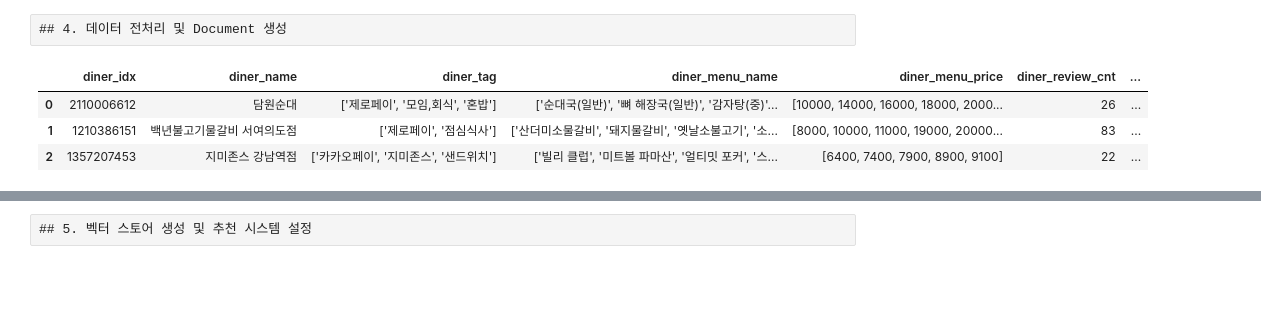
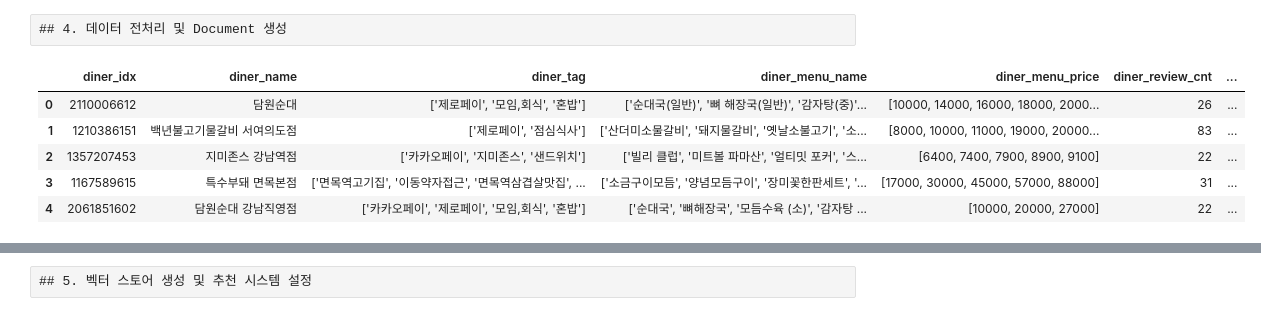
Before and after one commit to lunch-corp/yamyam-lab, a Jupyter notebook: notebook/llm_rec.ipynb, the cells around one changed output, grey strips where cells are left out. Saved outputs shown, nothing was run; the diff lists cells and outputs as text; code cells hidden in the pictures; blank space fills up the shorter version.

```diff
--- a/notebook/llm_rec.ipynb
+++ b/notebook/llm_rec.ipynb
@@ -55,13 +55,13 @@ print("📊 데이터 로드 중...")
 data_paths = ensure_data_files()
 
 # 각 데이터 파일 로드
-diner_df = pd.read_csv('data/diner.csv')
-review_keyword_df = pd.read_csv('data/review_keyword.csv')
-menu_df = pd.read_csv('data/dinr_menu.csv')
-category_df = pd.read_csv('data/diner_category_raw.csv')
+diner_df = pd.read_csv('../data/diner.csv')
+review_df = pd.read_csv('../data/review.csv')
+menu_df = pd.read_csv('../data/dinr_menu.csv')
+category_df = pd.read_csv('../data/diner_category_raw.csv')
 
 print(f"✅ 식당 데이터: {diner_df.shape}")
-print(f"✅ 리뷰 키워드: {review_keyword_df.shape}")
+print(f"✅ 리뷰 데이터: {review_df.shape}")
 print(f"✅ 메뉴 데이터: {menu_df.shape}")
 print(f"✅ 카테고리 데이터: {category_df.shape}")
 
@@ -70,7 +70,7 @@ print("\n📋 데이터 컬럼 정보:")
 print(f"식당: {diner_df.columns.tolist()}")
 print(f"카테고리: {category_df.columns.tolist()}")
 print(f"메뉴: {menu_df.columns.tolist()}")
-print(f"키워드: {review_keyword_df.columns.tolist()}")
+print(f"리뷰: {review_df.columns.tolist()}")
 # %% [output]
 📊 데이터 로드 중...
 기존 data가 존재합니다. 파일 경로를 반환합니다.
@@ -151,9 +114,11 @@ Embedding 모델이 정상적으로 작동합니다.
 # %% [raw]
 ## 4. 데이터 전처리 및 Document 생성
 # %%
-diner_df.head(3)
+diner_df.head()
 # %% [output]
 |  | diner_idx | diner_name | diner_tag | diner_menu_name | diner_menu_price | diner_review_cnt | ... |
 | 0 | 2110006612 | 담원순대 | ['제로페이', '모임,회식', '혼밥'] | ['순대국(일반)', '뼈 해장국(일반)', '감자탕(중)'... | [10000, 14000, 16000, 18000, 2000... | 26 | ... |
 | 1 | 1210386151 | 백년불고기물갈비 서여의도점 | ['제로페이', '점심식사'] | ['산더미소물갈비', '돼지물갈비', '옛날소불고기', '소... | [8000, 10000, 11000, 19000, 20000... | 83 | ... |
 | 2 | 1357207453 | 지미존스 강남역점 | ['카카오페이', '지미존스', '샌드위치'] | ['빌리 클럽', '미트볼 파마산', '얼티밋 포커', '스... | [6400, 7400, 7900, 8900, 9100] | 22 | ... |
+| 3 | 1167589615 | 특수부돼 면목본점 | ['면목역고기집', '이동약자접근', '면목역삼겹살맛집', ... | ['소금구이모듬', '양념모듬구이', '장미꽃한판세트', '... | [17000, 30000, 45000, 57000, 88000] | 31 | ... |
+| 4 | 2061851602 | 담원순대 강남직영점 | ['카카오페이', '제로페이', '모임,회식', '혼밥'] | ['순대국', '뼈해장국', '모듬수육 (소)', '감자탕 ... | [10000, 20000, 27000] | 22 | ... |
```
Also changed, not shown: parts of 9 cells of this notebook.
